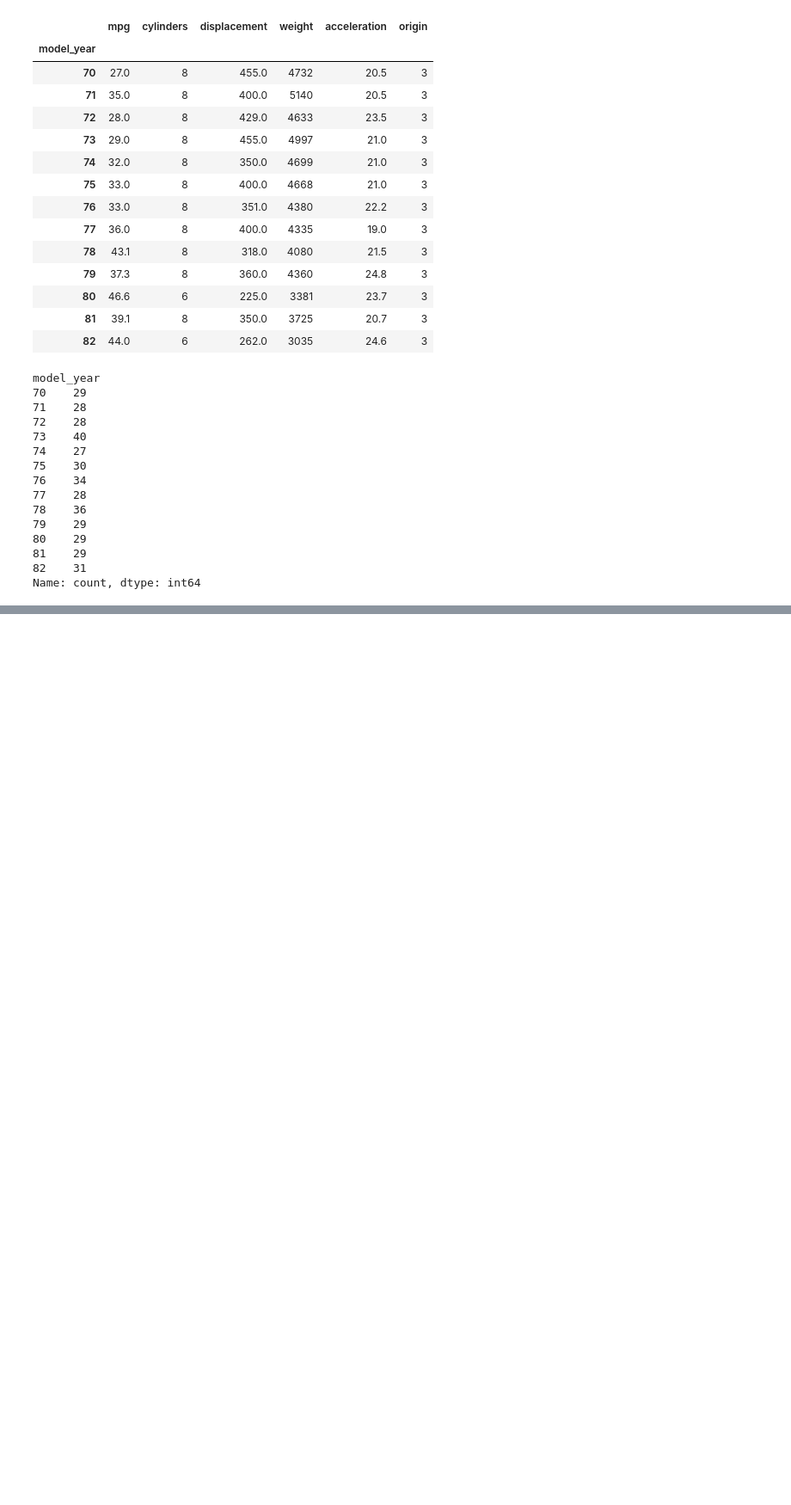
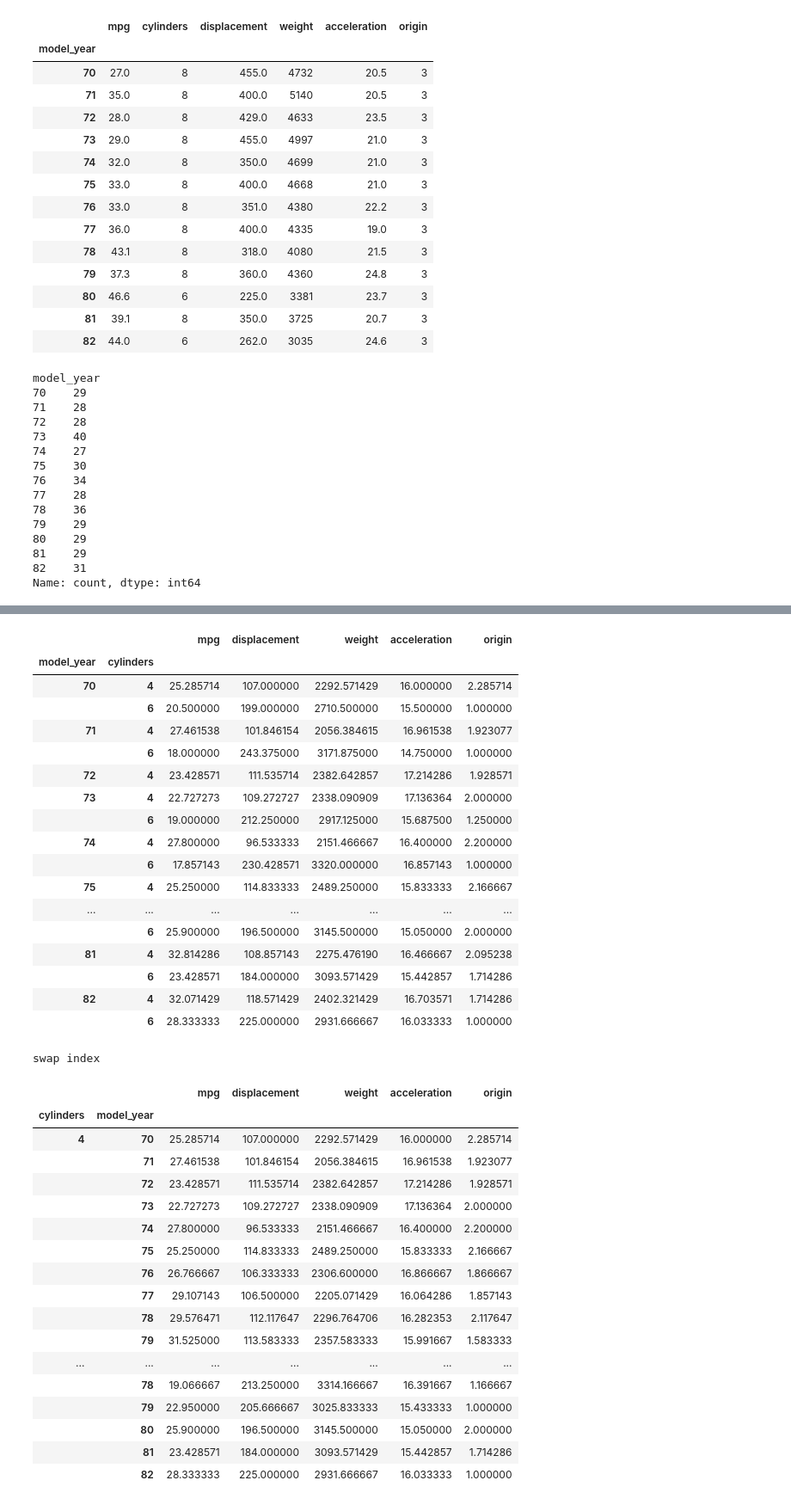
Before and after one commit to pythonai211225-rgb/28.06.2026, a Jupyter notebook: pandas4_28_06_2026.ipynb, the cells around one changed output, grey strips where cells are left out. Shown at 86% size. Cells and saved outputs as stored; diff of their text form; code cells hidden in the pictures; blank space fills up the shorter version.

```diff
--- a/pandas4_28_06_2026.ipynb
+++ b/pandas4_28_06_2026.ipynb
@@ -105,0 +254,48 @@ Name: count, dtype: int64
+# %%
+df
+
+df_year_cyl = df[df['cylinders'].isin([4, 6])].groupby(['model_year', 'cylinders']).mean(numeric_only=True)
+# df_year_cyl.index
+
+display(df_year_cyl)
+
+print('swap index')
+display(df_year_cyl.swaplevel().sort_index())
+# %% [output]
+|  |  | mpg | displacement | weight | acceleration | origin |
+| model_year | cylinders |  |  |  |  |  |
+| 70 | 4 | 25.285714 | 107.000000 | 2292.571429 | 16.000000 | 2.285714 |
+|  | 6 | 20.500000 | 199.000000 | 2710.500000 | 15.500000 | 1.000000 |
+| 71 | 4 | 27.461538 | 101.846154 | 2056.384615 | 16.961538 | 1.923077 |
+|  | 6 | 18.000000 | 243.375000 | 3171.875000 | 14.750000 | 1.000000 |
+| 72 | 4 | 23.428571 | 111.535714 | 2382.642857 | 17.214286 | 1.928571 |
+| 73 | 4 | 22.727273 | 109.272727 | 2338.090909 | 17.136364 | 2.000000 |
+|  | 6 | 19.000000 | 212.250000 | 2917.125000 | 15.687500 | 1.250000 |
+| 74 | 4 | 27.800000 | 96.533333 | 2151.466667 | 16.400000 | 2.200000 |
+|  | 6 | 17.857143 | 230.428571 | 3320.000000 | 16.857143 | 1.000000 |
+| 75 | 4 | 25.250000 | 114.833333 | 2489.250000 | 15.833333 | 2.166667 |
+| ... | ... | ... | ... | ... | ... | ... |
+|  | 6 | 25.900000 | 196.500000 | 3145.500000 | 15.050000 | 2.000000 |
+| 81 | 4 | 32.814286 | 108.857143 | 2275.476190 | 16.466667 | 2.095238 |
+|  | 6 | 23.428571 | 184.000000 | 3093.571429 | 15.442857 | 1.714286 |
+| 82 | 4 | 32.071429 | 118.571429 | 2402.321429 | 16.703571 | 1.714286 |
+|  | 6 | 28.333333 | 225.000000 | 2931.666667 | 16.033333 | 1.000000 |
+swap index
+|  |  | mpg | displacement | weight | acceleration | origin |
+| cylinders | model_year |  |  |  |  |  |
+| 4 | 70 | 25.285714 | 107.000000 | 2292.571429 | 16.000000 | 2.285714 |
+|  | 71 | 27.461538 | 101.846154 | 2056.384615 | 16.961538 | 1.923077 |
+|  | 72 | 23.428571 | 111.535714 | 2382.642857 | 17.214286 | 1.928571 |
+|  | 73 | 22.727273 | 109.272727 | 2338.090909 | 17.136364 | 2.000000 |
+|  | 74 | 27.800000 | 96.533333 | 2151.466667 | 16.400000 | 2.200000 |
+|  | 75 | 25.250000 | 114.833333 | 2489.250000 | 15.833333 | 2.166667 |
+|  | 76 | 26.766667 | 106.333333 | 2306.600000 | 16.866667 | 1.866667 |
+|  | 77 | 29.107143 | 106.500000 | 2205.071429 | 16.064286 | 1.857143 |
+|  | 78 | 29.576471 | 112.117647 | 2296.764706 | 16.282353 | 2.117647 |
+|  | 79 | 31.525000 | 113.583333 | 2357.583333 | 15.991667 | 1.583333 |
+| ... | ... | ... | ... | ... | ... | ... |
+|  | 78 | 19.066667 | 213.250000 | 3314.166667 | 16.391667 | 1.166667 |
+|  | 79 | 22.950000 | 205.666667 | 3025.833333 | 15.433333 | 1.000000 |
+|  | 80 | 25.900000 | 196.500000 | 3145.500000 | 15.050000 | 2.000000 |
+|  | 81 | 23.428571 | 184.000000 | 3093.571429 | 15.442857 | 1.714286 |
+|  | 82 | 28.333333 | 225.000000 | 2931.666667 | 16.033333 | 1.000000 |
```
Also changed, not shown: parts of 24 cells of this notebook.
